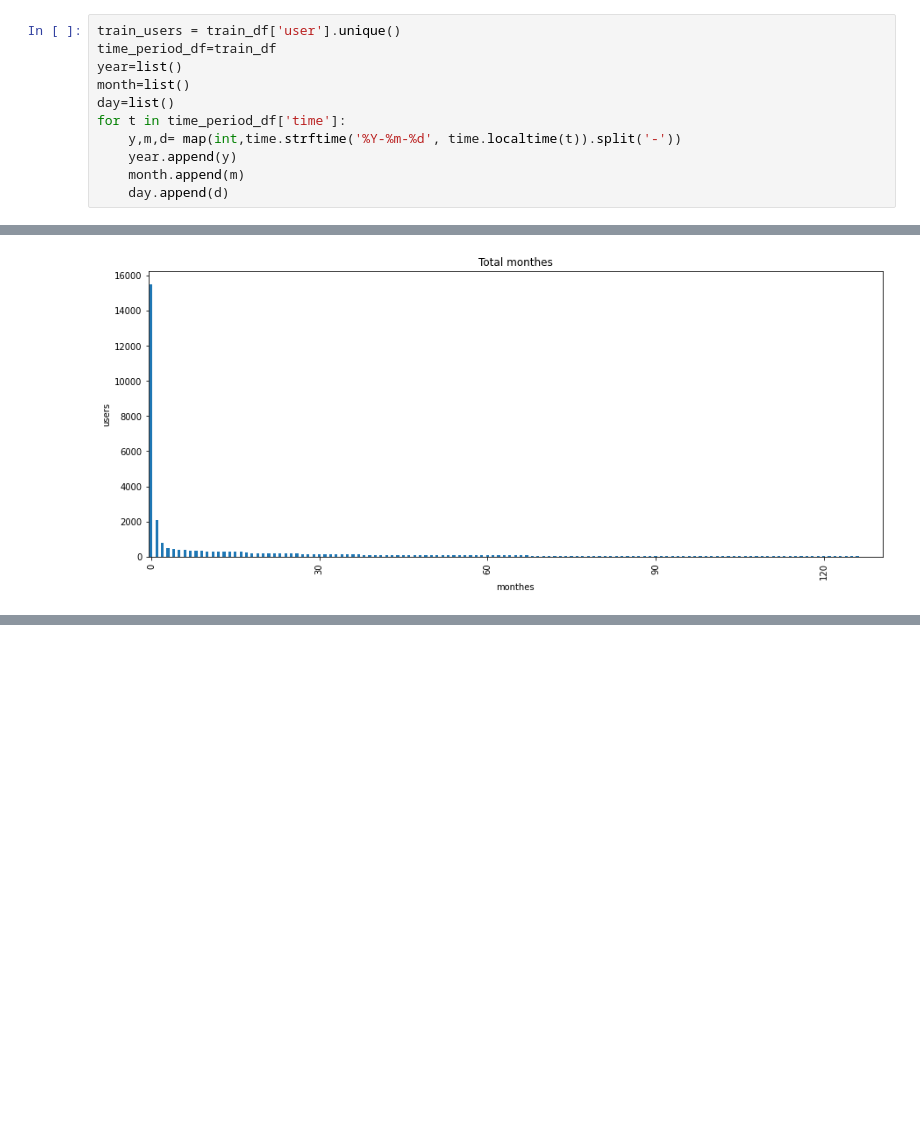
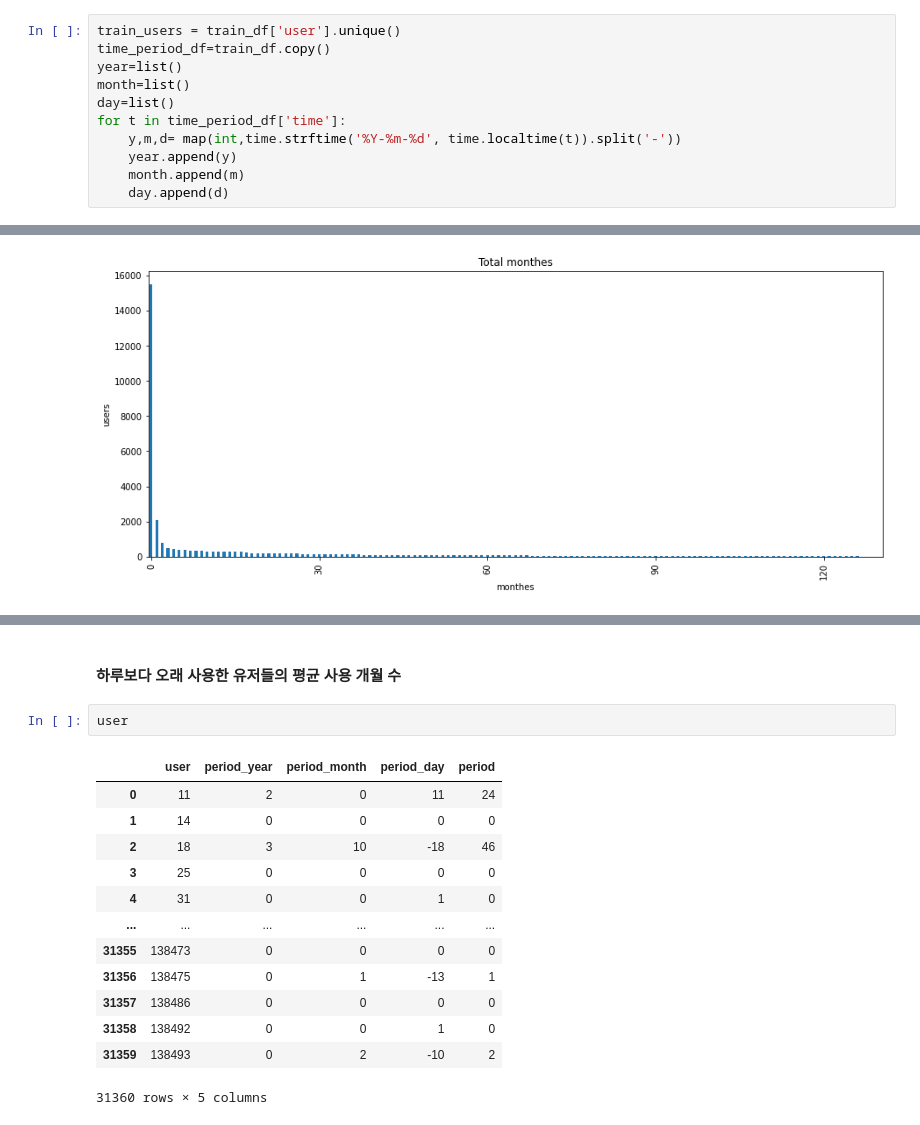
Before and after one commit to boostcampaitech3/level2-movie-recommendation-level2-recsys-07, a Jupyter notebook: EDA/EDA.ipynb, the cells around one changed output, grey strips where cells are left out. Drawn from its saved outputs; the diff is of its cells as text; blank space fills up the shorter version.

```diff
--- a/EDA/EDA.ipynb
+++ b/EDA/EDA.ipynb
@@ -16,7 +16,7 @@ train_df.head(3)
 # 영화를 본 개월 수
 # %%
 train_users = train_df['user'].unique()
-time_period_df=train_df
+time_period_df=train_df.copy()
 year=list()
 month=list()
 day=list()
@@ -98,0 +195,18 @@ print(len(bad_user))
+# %% [markdown]
+#### 하루보다 오래 사용한 유저들의 평균 사용 개월 수
+# %%
+user
+# %% [output]
+|  | user | period_year | period_month | period_day | period |
+| 0 | 11 | 2 | 0 | 11 | 24 |
+| 1 | 14 | 0 | 0 | 0 | 0 |
+| 2 | 18 | 3 | 10 | -18 | 46 |
+| 3 | 25 | 0 | 0 | 0 | 0 |
+| 4 | 31 | 0 | 0 | 1 | 0 |
+| ... | ... | ... | ... | ... | ... |
+| 31355 | 138473 | 0 | 0 | 0 | 0 |
+| 31356 | 138475 | 0 | 1 | -13 | 1 |
+| 31357 | 138486 | 0 | 0 | 0 | 0 |
+| 31358 | 138492 | 0 | 0 | 1 | 0 |
+| 31359 | 138493 | 0 | 2 | -10 | 2 |
+31360 rows × 5 columns
```
Also changed, not shown: parts of 19 cells of this notebook, 2 other files.
